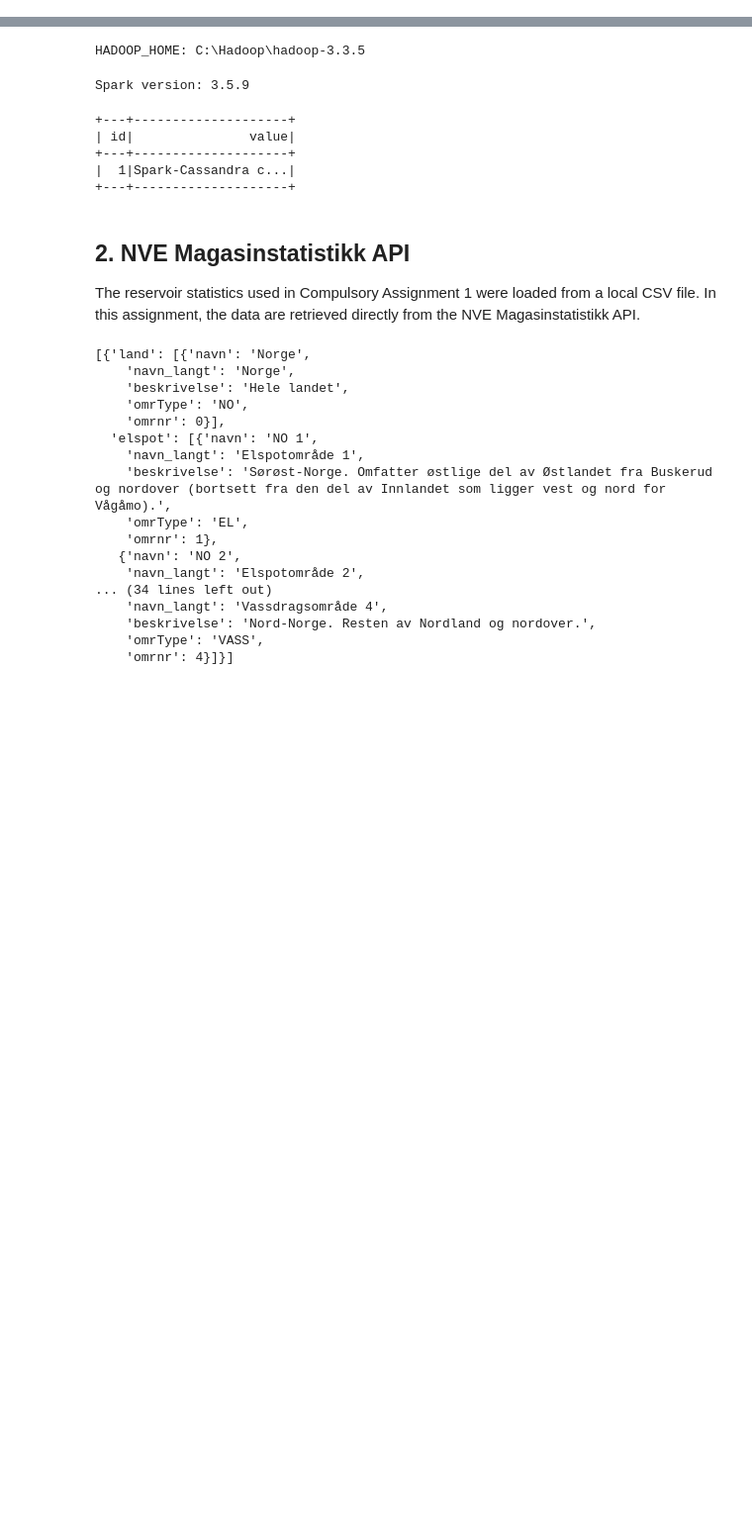
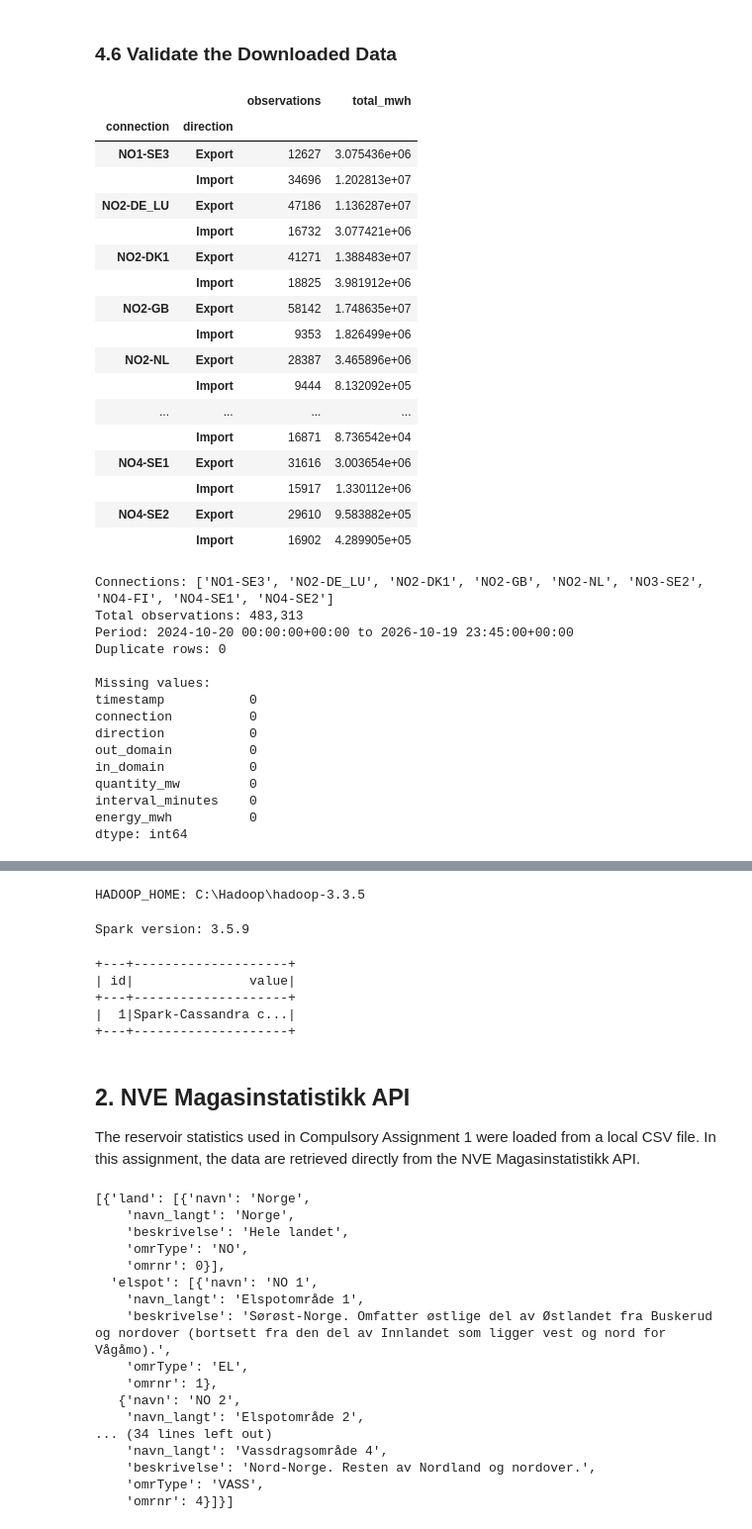
Before and after one commit to VasiliiAnderson/ind320-project, a Jupyter notebook: notebooks/compulsory_2.ipynb, the cells around one changed output, grey strips where cells are left out. Shown at 99% size. Drawn from its saved outputs; the diff is of its cells as text; code cells hidden in the pictures; blank space fills up the shorter version.

Commit message:
Refine ENTSO-E Cassandra pipeline

```diff
--- a/notebooks/compulsory_2.ipynb
+++ b/notebooks/compulsory_2.ipynb
@@ -0,0 +417,4 @@
+# %%
+two_year_end = pd.Timestamp.now(tz="UTC").normalize()
+two_year_start = two_year_end - pd.DateOffset(years=2)
+print("Download period:", two_year_start, "to", two_year_end)
@@ -0,0 +423,20 @@
+# %%
+all_connections = []
+
+for connection_name, connection_info in CONNECTIONS.items():
+    print(f"\nProcessing {connection_name}...")
+
+    try:
+        connection_df = fetch_connection_two_years(
+            connection_name=connection_name,
+            connection_info=connection_info,
+            start_date=two_year_start,
+            end_date=two_year_end,
+        )
+
+        print(f"{connection_name}: {len(connection_df):,} observations")
+        all_connections.append(connection_df)
+        time.sleep(1)
+
+    except Exception as error:
+        print(f"Could not download {connection_name}: {error}")
@@ -0,0 +461,7 @@
+# %%
+if not all_connections:
+    raise RuntimeError("No ENTSO-E data were downloaded.")
+
+entsoe_df = pd.concat(all_connections, ignore_index=True)
+entsoe_df = entsoe_df.sort_values(["connection", "timestamp", "direction"]).reset_index(drop=True)
+entsoe_df.head()
@@ -0,0 +475,49 @@
+# %% [markdown]
+### 4.6 Validate the Downloaded Data
+# %%
+summary_df = entsoe_df.groupby(["connection", "direction"]).agg(
+    observations=("quantity_mw", "size"),
+    total_mwh=("energy_mwh", "sum"),
+)
+
+display(summary_df)
+print("Connections:", sorted(entsoe_df["connection"].unique()))
+print("Total observations:", f"{len(entsoe_df):,}")
+print("Period:", entsoe_df["timestamp"].min(), "to", entsoe_df["timestamp"].max())
+print("Duplicate rows:", entsoe_df.duplicated(subset=["connection", "direction", "timestamp"]).sum())
+print("\nMissing values:")
+print(entsoe_df.isna().sum())
+# %% [output]
+|  |  | observations | total_mwh |
+| connection | direction |  |  |
+| NO1-SE3 | Export | 12627 | 3.075436e+06 |
+|  | Import | 34696 | 1.202813e+07 |
+| NO2-DE_LU | Export | 47186 | 1.136287e+07 |
+|  | Import | 16732 | 3.077421e+06 |
+| NO2-DK1 | Export | 41271 | 1.388483e+07 |
+|  | Import | 18825 | 3.981912e+06 |
+| NO2-GB | Export | 58142 | 1.748635e+07 |
+|  | Import | 9353 | 1.826499e+06 |
+| NO2-NL | Export | 28387 | 3.465896e+06 |
+|  | Import | 9444 | 8.132092e+05 |
+| ... | ... | ... | ... |
+|  | Import | 16871 | 8.736542e+04 |
+| NO4-SE1 | Export | 31616 | 3.003654e+06 |
+|  | Import | 15917 | 1.330112e+06 |
+| NO4-SE2 | Export | 29610 | 9.583882e+05 |
+|  | Import | 16902 | 4.289905e+05 |
+Connections: ['NO1-SE3', 'NO2-DE_LU', 'NO2-DK1', 'NO2-GB', 'NO2-NL', 'NO3-SE2', 'NO4-FI', 'NO4-SE1', 'NO4-SE2']
+Total observations: 483,313
+Period: 2024-10-20 00:00:00+00:00 to 2026-10-19 23:45:00+00:00
+Duplicate rows: 0
+
+Missing values:
+timestamp           0
+connection          0
+direction           0
+out_domain          0
+in_domain           0
+quantity_mw         0
+interval_minutes    0
+energy_mwh          0
+dtype: int64
```
Also changed, not shown: parts of 79 cells of this notebook, 2 other files.
